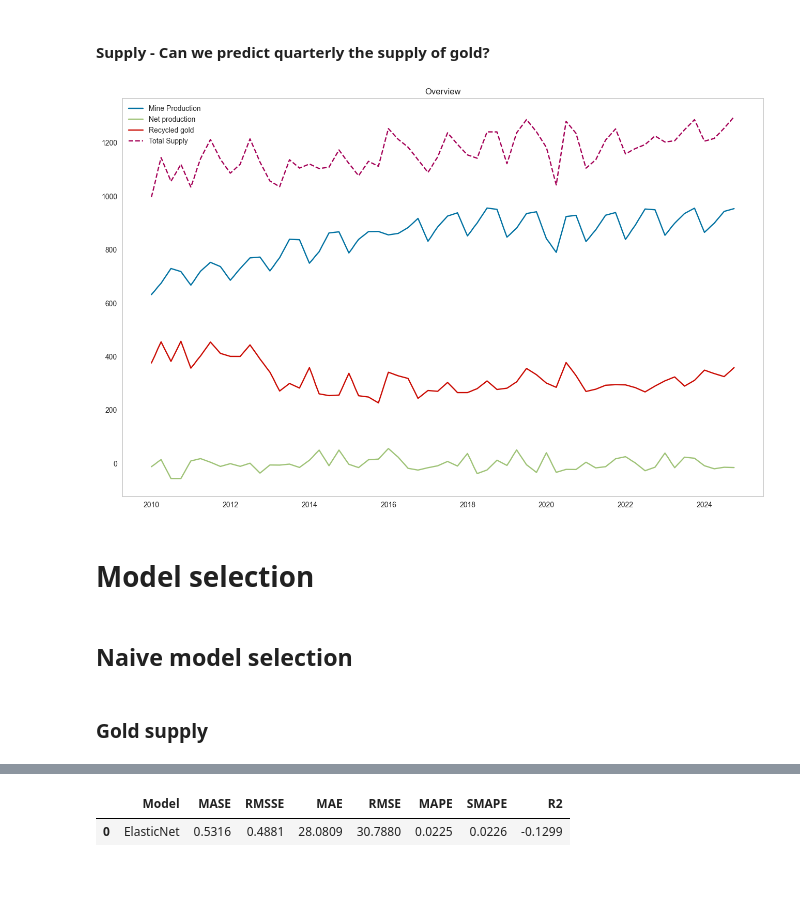
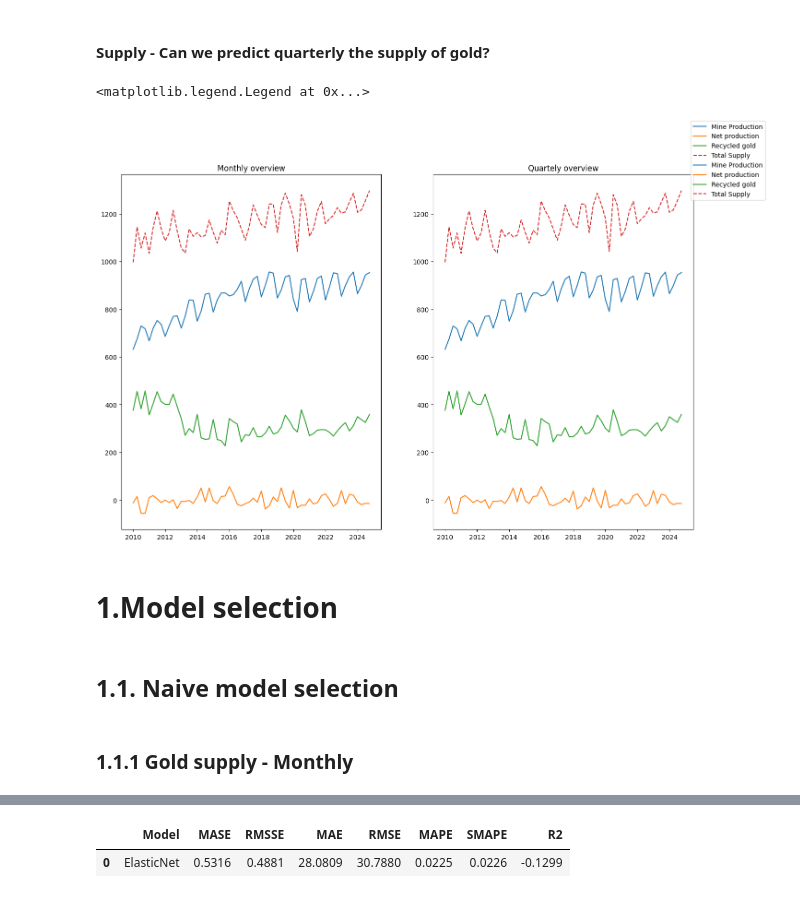
Before and after one commit to ShiyiU/HTTStockIndustryRankingTool, a Jupyter notebook: Gold and Silver/EDA.ipynb, the cells around one changed output, grey strips where cells are left out. Drawn from its saved outputs; the diff is of its cells as text; code cells hidden in the pictures.

```diff
--- a/Gold and Silver/EDA.ipynb
+++ b/Gold and Silver/EDA.ipynb
@@ -142,21 +143,27 @@ df_monthly_total_supply = (total_supply[['Date', 'Total Supply']]
               .mean()
               .interpolate(method='linear'))
 # %%
-PLT.figure(figsize=(16,10))
-PLT.title("Overview")
-PLT.plot(df_monthly_mine_production, label = "Mine Production")
-PLT.plot(df_monthly_net_producer, label = "Net production")
-PLT.plot(df_monthly_recycled_gold, label = "Recycled gold")
-PLT.plot(df_monthly_total_supply, label="Total Supply", linestyle='dashed')
+fig, axis = PLT.subplots(1, 2, figsize = (16,10))
+axis[0].set_title("Monthly overview")
+axis[0].plot(df_monthly_mine_production, label = "Mine Production")
+axis[0].plot(df_monthly_net_producer, label = "Net production")
+axis[0].plot(df_monthly_recycled_gold, label = "Recycled gold")
+axis[0].plot(df_monthly_total_supply, label="Total Supply", linestyle='dashed')
 
-PLT.legend()
-PLT.grid()
+axis[1].set_title("Quartely overview")
+axis[1].plot(mine_production['Date'], mine_production['Supply'], label= "Mine Production")
+axis[1].plot(net_producer['Date'], net_producer['Net Production'], label= "Net production")
+axis[1].plot(recycled_gold['Date'], recycled_gold['Recycled Gold'], label= "Recycled gold")
+axis[1].plot(total_supply['Date'], total_supply['Total Supply'], label="Total Supply", linestyle='dashed')
+
+fig.legend()
 # %% [output]
+<matplotlib.legend.Legend at 0x...>
-[figure, old version]
+[figure, new version]
 # %% [markdown]
-# **Model selection**
+# 1.**Model selection**
 # %% [markdown]
-## Naive model selection
+## 1.1. Naive model selection
 # %% [markdown]
-### Gold supply
+### 1.1.1 Gold supply - Monthly
 # %%
```
Also changed, not shown: parts of 13 cells of this notebook.
